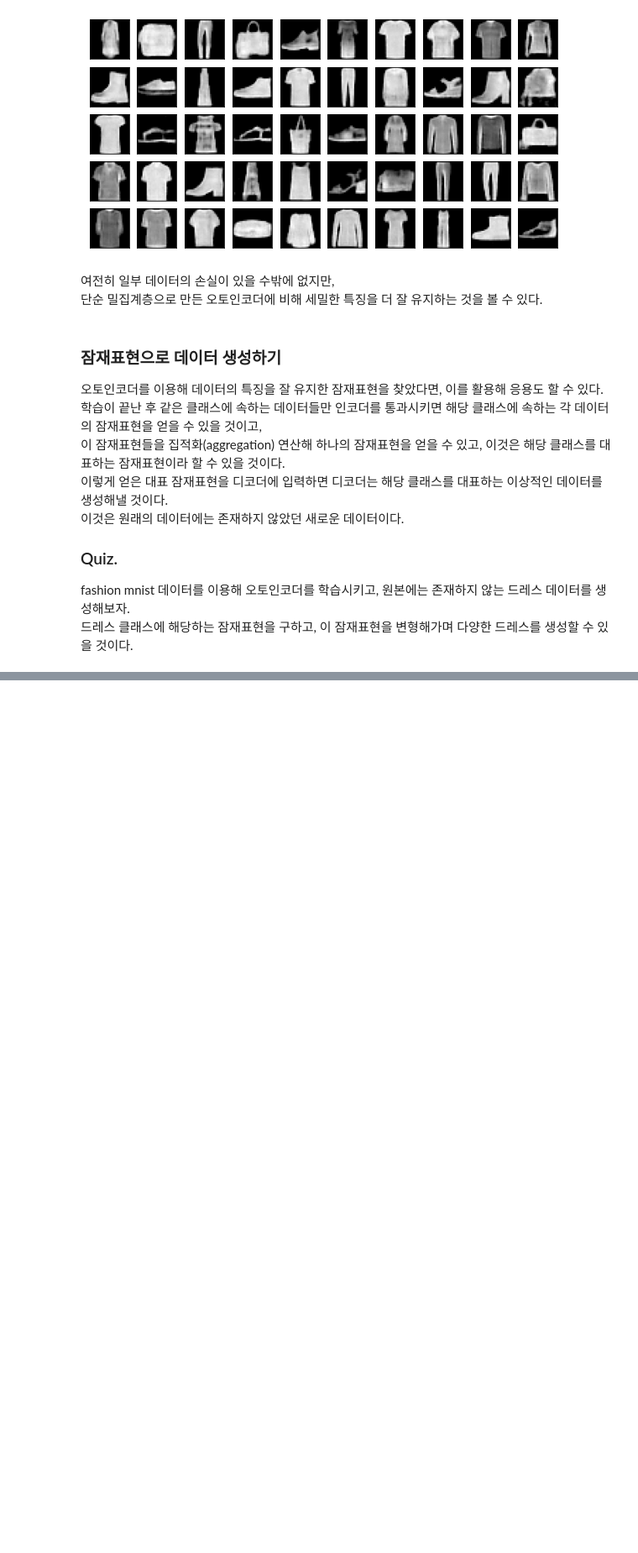
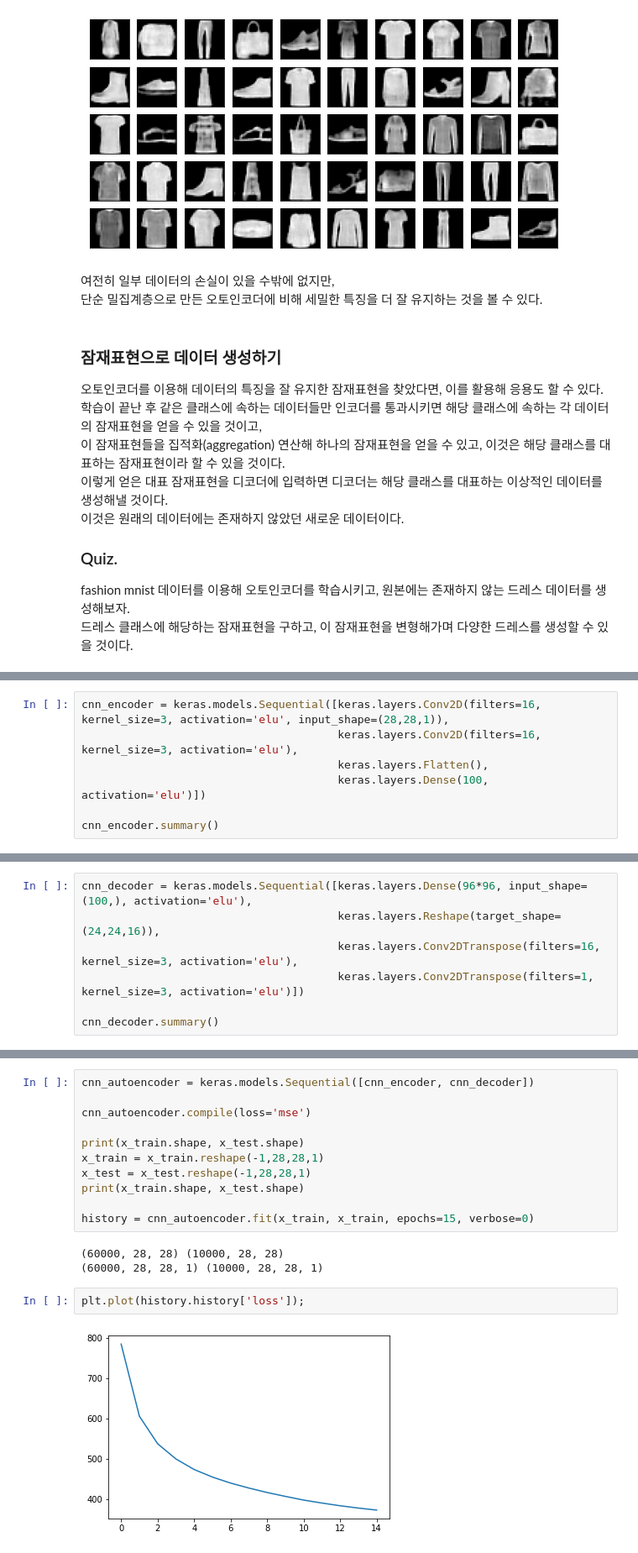
Before and after one commit to yeon93/Euddeum_ML_book_review, a Jupyter notebook: 18_autoencoder.ipynb, the cells around one changed output, grey strips where cells are left out. Shown at 84% size. Cells and saved outputs as stored; diff of their text form; blank space fills up the shorter version.

```diff
--- a/18_autoencoder.ipynb
+++ b/18_autoencoder.ipynb
@@ -350,0 +373,7 @@ fashion mnist 데이터를 이용해 오토인코더를 학습시키고, 원본
+# %%
+cnn_encoder = keras.models.Sequential([keras.layers.Conv2D(filters=16, kernel_size=3, activation='elu', input_shape=(28,28,1)),
+                                       keras.layers.Conv2D(filters=16, kernel_size=3, activation='elu'),
+                                       keras.layers.Flatten(),
+                                       keras.layers.Dense(100, activation='elu')])
+
+cnn_encoder.summary()
@@ -350,0 +397,7 @@ fashion mnist 데이터를 이용해 오토인코더를 학습시키고, 원본
+# %%
+cnn_decoder = keras.models.Sequential([keras.layers.Dense(96*96, input_shape=(100,), activation='elu'),
+                                       keras.layers.Reshape(target_shape=(24,24,16)),
+                                       keras.layers.Conv2DTranspose(filters=16, kernel_size=3, activation='elu'),
+                                       keras.layers.Conv2DTranspose(filters=1, kernel_size=3, activation='elu')])
+
+cnn_decoder.summary()
@@ -350,0 +421,18 @@ fashion mnist 데이터를 이용해 오토인코더를 학습시키고, 원본
+# %%
+cnn_autoencoder = keras.models.Sequential([cnn_encoder, cnn_decoder])
+
+cnn_autoencoder.compile(loss='mse')
+
+print(x_train.shape, x_test.shape)
+x_train = x_train.reshape(-1,28,28,1)
+x_test = x_test.reshape(-1,28,28,1)
+print(x_train.shape, x_test.shape)
+
+history = cnn_autoencoder.fit(x_train, x_train, epochs=15, verbose=0)
+# %% [output]
+(60000, 28, 28) (10000, 28, 28)
+(60000, 28, 28, 1) (10000, 28, 28, 1)
+# %%
+plt.plot(history.history['loss']);
+# %% [output]
+[figure, added]
```
Also changed, not shown: parts of 9 cells of this notebook, 1 other file.
